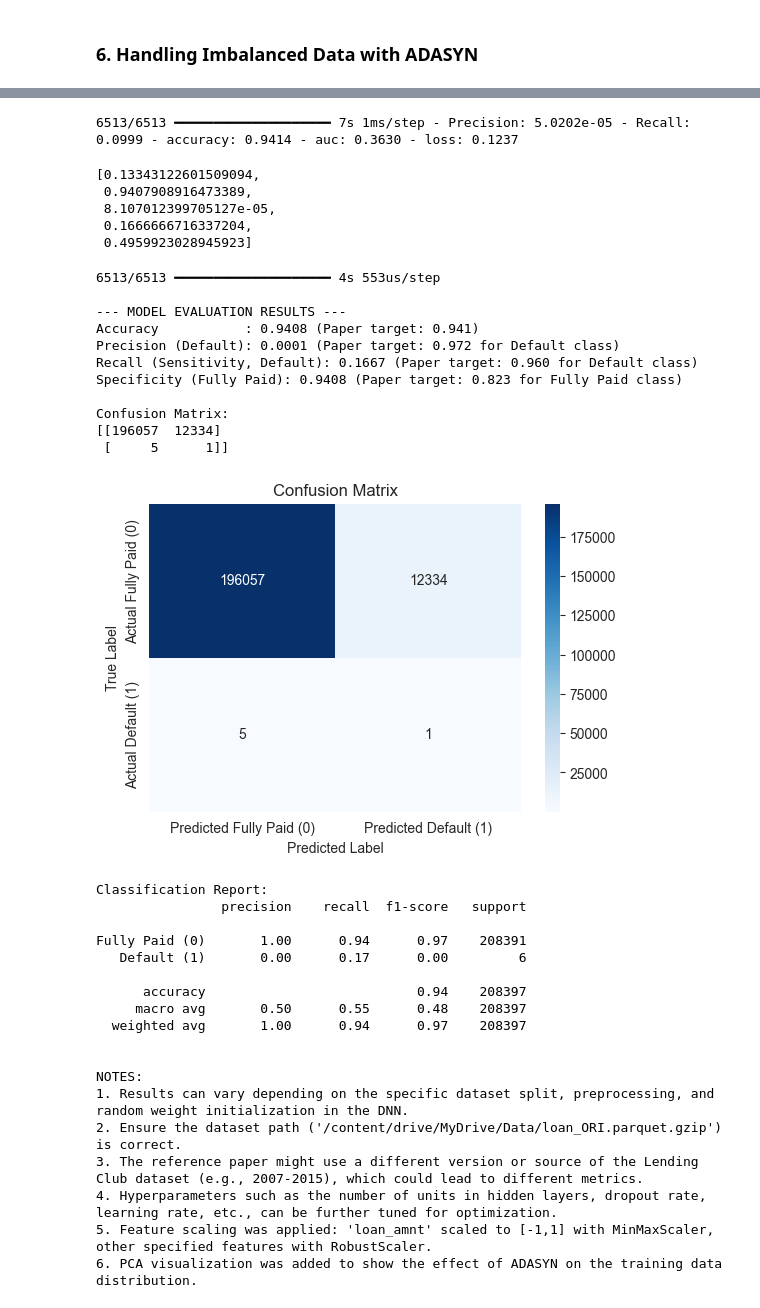
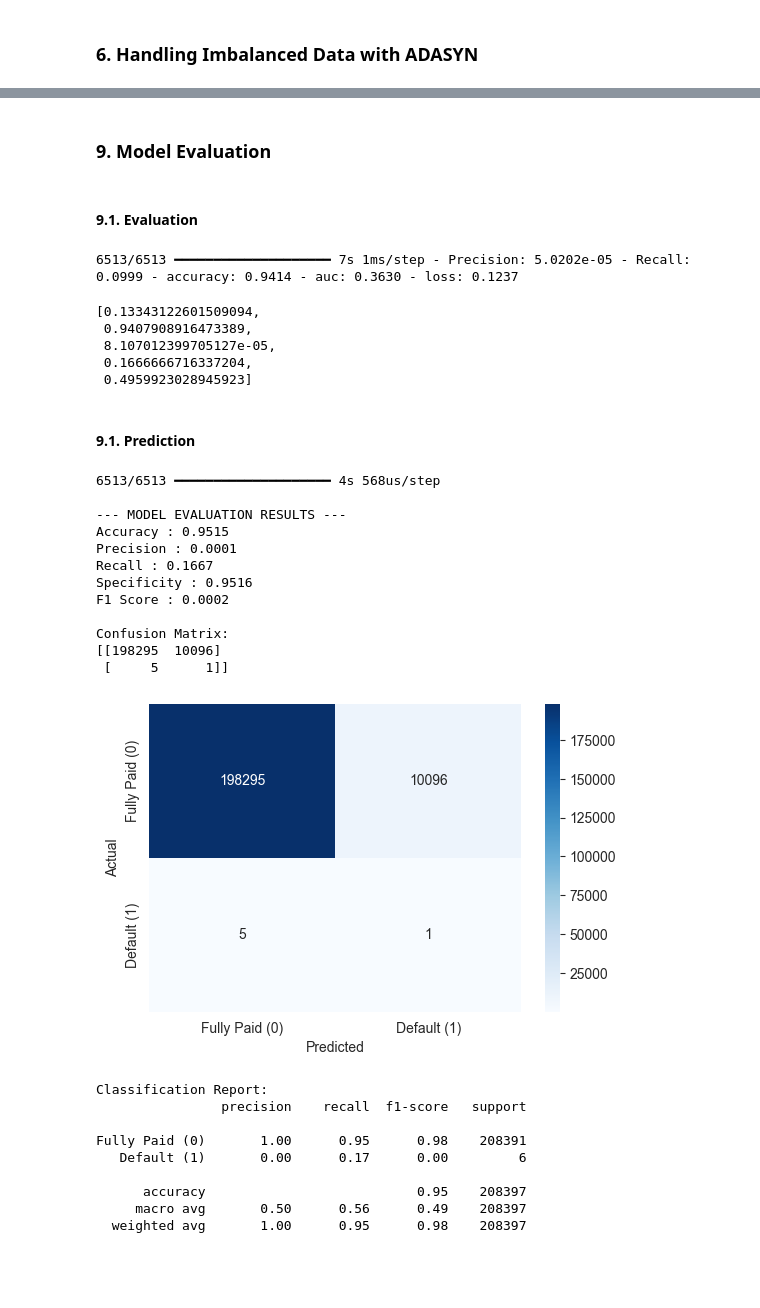
Before and after one commit to irfanbudianto/notebook-datascience, a Jupyter notebook: loan_default_prediction_DNN_ADASYN.ipynb, the cells around one changed output, grey strips where cells are left out. Drawn from its saved outputs; the diff is of its cells as text; code cells hidden in the pictures; blank space fills up the shorter version.

```diff
--- a/loan_default_prediction_DNN_ADASYN.ipynb
+++ b/loan_default_prediction_DNN_ADASYN.ipynb
@@ -31,3 +28,5 @@ df = pd.read_parquet("C:/DATA/Data/loan_ORI.parquet.gzip")
+# %%
+df = pd.read_csv("loan.csv")
 # %% [markdown]
 ### 3. Exploratory Data Analysis (EDA)
 # %% [markdown]
@@ -318,7 +306,7 @@ loan_amnt_col = ['loan_amnt']
 other_cols = ['int_rate', 'installment', 'annual_inc']
 
 min_max_scaler_loan_amnt = MinMaxScaler(feature_range=(-1, 1))
-scaler_others = StandardScaler()
+scaler_others = RobustScaler()
 
 X_train_scaled = X_train_resampled.copy()
 X_test_scaled = X_test.copy()
@@ -443,3 +442,7 @@ Evaluate the trained model on the (unseen) test set. Calculate and display accur
+# %% [markdown]
+### 9. Model Evaluation
+# %% [markdown]
+#### 9.1. Evaluation
 # %%
 model.evaluate(X_test_scaled, y_test, verbose=1)
 # print(f"\nTest Loss: {loss:.4f}, Test Accuracy: {accuracy:.4f}")
@@ -450,15 +453,17 @@ model.evaluate(X_test_scaled, y_test, verbose=1)
  8.107012399705127e-05,
  0.1666666716337204,
  0.4959923028945923]
+# %% [markdown]
+#### 9.1. Prediction
 # %%
 # Predictions on the test set
 y_pred_proba = model.predict(X_test_scaled)
-y_pred = (y_pred_proba > 0.5).astype(int) # Threshold 0.5 for binary classification
-
+y_pred = (y_pred_proba > 0.5).astype(int)
 # Evaluation Metrics
 accuracy = accuracy_score(y_test, y_pred)
-precision = precision_score(y_test, y_pred, pos_label=1) # Precision for the 'Default' class (1)
-recall = recall_score(y_test, y_pred, pos_label=1)       # Recall for the 'Default' class (1)
+precision = precision_score(y_test, y_pred, pos_label=1)
+recall = recall_score(y_test, y_pred, pos_label=1)
+f1 = f1_score(y_test, y_pred, pos_label=1)
 
 cm = confusion_matrix(y_test, y_pred)
 
@@ -475,72 +480,57 @@ else: # Handle cases where the confusion matrix might not be 2x2 (e.g., if one c
     specificity = np.nan
     # If only one class is predicted, tn or tp might be the total count for that class, and the other pair (fp, fn) would be zero.
     # For example, if only class 0 is predicted: tn = sum(y_test==0), fp = 0, fn = sum(y_test==1), tp = 0.
     # Or if only class 1 is predicted: tn = 0, fp = sum(y_test==0), fn = 0, tp = sum(y_test==1).
     if len(np.unique(y_pred)) == 1:
         if np.unique(y_pred)[0] == 0: # All predicted as class 0
             tn = cm[0,0] if cm.shape == (1,1) or (cm.shape[0] > 0 and cm.shape[1] > 0) else np.sum(y_test==0) # approximation
             fp = 0
             specificity = 1.0 if tn > 0 else 0 # Or based on actual tn/(tn+fp)
         elif np.unique(y_pred)[0] == 1: # All predicted as class 1
             tn = 0
             fp = np.sum(y_test==0) # approximation
             specificity = 0.0
 
 print("\n--- MODEL EVALUATION RESULTS ---")
-print(f"Accuracy           : {accuracy:.4f} (Paper target: 0.941)")
-print(f"Precision (Default): {precision:.4f} (Paper target: 0.972 for Default class)")
-print(f"Recall (Sensitivity, Default): {recall:.4f} (Paper target: 0.960 for Default class)")
-print(f"Specificity (Fully Paid): {specificity:.4f} (Paper target: 0.823 for Fully Paid class)")
+print(f"Accuracy : {accuracy:.4f}")
+print(f"Precision : {precision:.4f}")
+print(f"Recall : {recall:.4f}")
+print(f"Specificity : {specificity:.4f}")
+print(f"F1 Score : {f1:.4f}")
 
 print("\nConfusion Matrix:")
 print(cm)
 plt.figure(figsize=(6,4))
 sns.heatmap(cm, annot=True, fmt='d', cmap='Blues',
-            xticklabels=['Predicted Fully Paid (0)', 'Predicted Default (1)'],
-            yticklabels=['Actual Fully Paid (0)', 'Actual Default (1)'])
-plt.xlabel('Predicted Label')
-plt.ylabel('True Label')
-plt.title('Confusion Matrix')
+            xticklabels=['Fully Paid (0)', 'Default (1)'],
+            yticklabels=['Fully Paid (0)', 'Default (1)'])
+plt.xlabel('Predicted')
+plt.ylabel('Actual')
+# plt.title('Confusion Matrix')
 plt.show()
 
 print("\nClassification Report:")
 print(classification_report(y_test, y_pred, target_names=['Fully Paid (0)', 'Default (1)']))
-
-print("\nNOTES:")
-print("1. Results can vary depending on the specific dataset split, preprocessing, and random weight initialization in the DNN.")
-print("2. Ensure the dataset path ('/content/drive/MyDrive/Data/loan_ORI.parquet.gzip') is correct.")
-print("3. The reference paper might use a different version or source of the Lending Club dataset (e.g., 2007-2015), which could lead to different metrics.")
-print("4. Hyperparameters such as the number of units in hidden layers, dropout rate, learning rate, etc., can be further tuned for optimization.")
-print("5. Feature scaling was applied: 'loan_amnt' scaled to [-1,1] with MinMaxScaler, other specified features with RobustScaler.")
-print("6. PCA visualization was added to show the effect of ADASYN on the training data distribution.")
 # %% [output]
-6513/6513 ━━━━━━━━━━━━━━━━━━━━ 4s 553us/step
+6513/6513 ━━━━━━━━━━━━━━━━━━━━ 4s 568us/step
 
 --- MODEL EVALUATION RESULTS ---
-Accuracy           : 0.9408 (Paper target: 0.941)
-Precision (Default): 0.0001 (Paper target: 0.972 for Default class)
-Recall (Sensitivity, Default): 0.1667 (Paper target: 0.960 for Default class)
-Specificity (Fully Paid): 0.9408 (Paper target: 0.823 for Fully Paid class)
+Accuracy : 0.9515
+Precision : 0.0001
+Recall : 0.1667
+Specificity : 0.9516
+F1 Score : 0.0002
 
 Confusion Matrix:
-[[196057  12334]
+[[198295  10096]
  [     5      1]]
-[figure, old version]
+[figure, new version]
 Classification Report:
                 precision    recall  f1-score   support
 
-Fully Paid (0)       1.00      0.94      0.97    208391
+Fully Paid (0)       1.00      0.95      0.98    208391
    Default (1)       0.00      0.17      0.00         6
 
-      accuracy                           0.94    208397
-     macro avg       0.50      0.55      0.48    208397
-  weighted avg       1.00      0.94      0.97    208397
-
-
-NOTES:
-1. Results can vary depending on the specific dataset split, preprocessing, and random weight initialization in the DNN.
-2. Ensure the dataset path ('/content/drive/MyDrive/Data/loan_ORI.parquet.gzip') is correct.
-3. The reference paper might use a different version or source of the Lending Club dataset (e.g., 2007-2015), which could lead to different metrics.
-4. Hyperparameters such as the number of units in hidden layers, dropout rate, learning rate, etc., can be further tuned for optimization.
-5. Feature scaling was applied: 'loan_amnt' scaled to [-1,1] with MinMaxScaler, other specified features with RobustScaler.
-6. PCA visualization was added to show the effect of ADASYN on the training data distribution.
+      accuracy                           0.95    208397
+     macro avg       0.50      0.56      0.49    208397
+  weighted avg       1.00      0.95      0.98    208397
```
Also changed, not shown: parts of 14 cells of this notebook.
